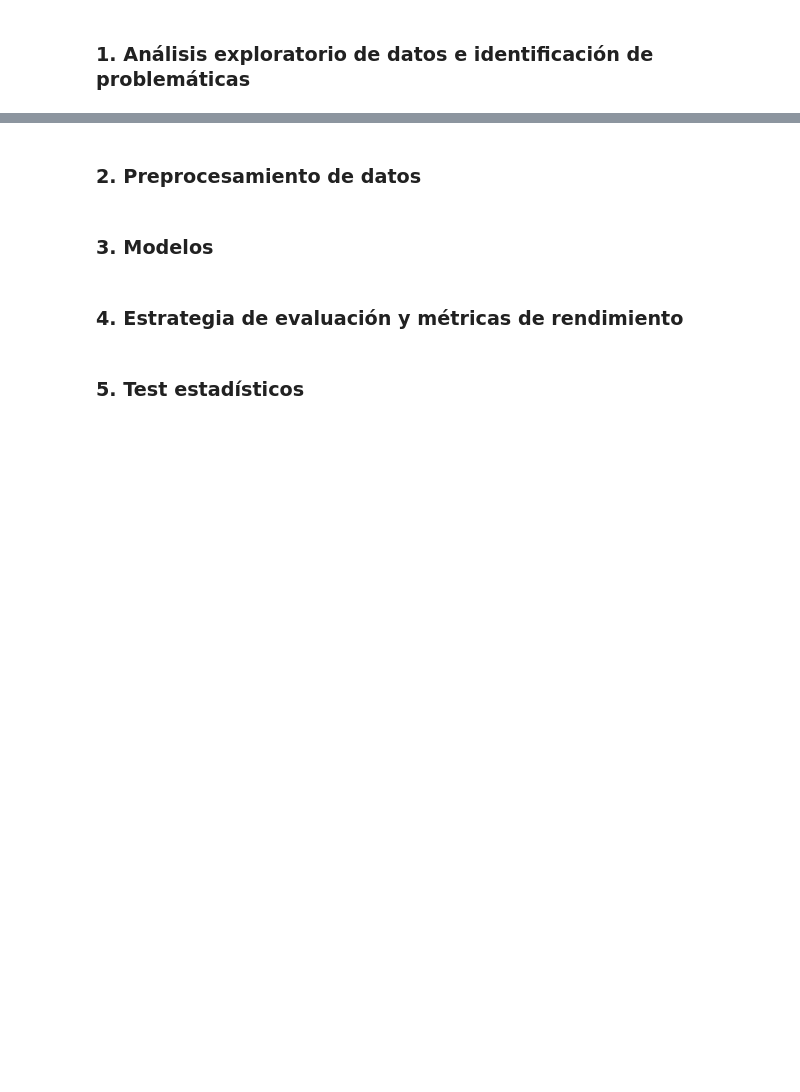
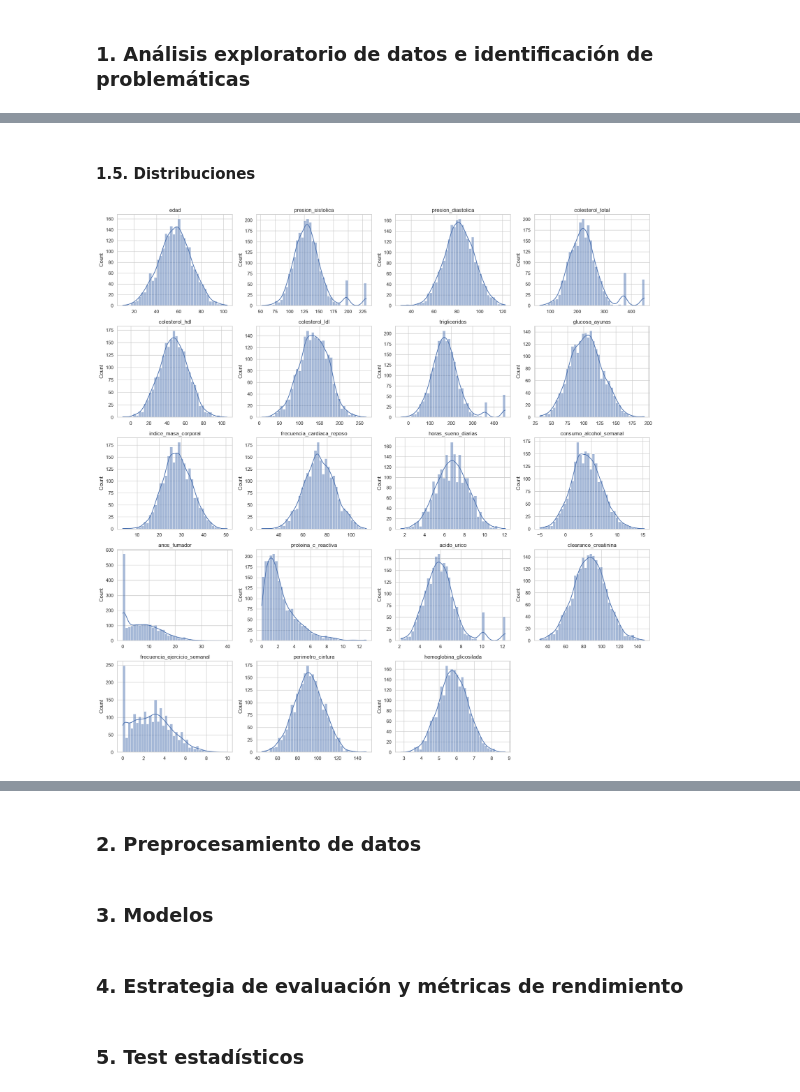
Before and after one commit to alberct96/ML-Entregable1, a Jupyter notebook: ML-Entregable1.ipynb, the cells around one changed output, grey strips where cells are left out. Cells and saved outputs as stored; diff of their text form; code cells hidden in the pictures; blank space fills up the shorter version.

```diff
--- a/ML-Entregable1.ipynb
+++ b/ML-Entregable1.ipynb
@@ -36,0 +179,14 @@ Dimensiones: (2254, 28)
+# %% [markdown]
+#### 1.5. Distribuciones
+# %%
+fig, axes = plt.subplots(5, 4, figsize=(18, 18))
+for ax, col in zip(axes.flat, vars_numericas):
+    sns.histplot(df[col], bins=40, kde=True, ax=ax)
+    ax.set_title(col)
+    ax.set_xlabel("")
+for ax in axes.flat[len(vars_numericas):]:
+    ax.set_visible(False)
+plt.tight_layout()
+plt.show()
+# %% [output]
+[figure, added]
```
Also changed, not shown: parts of 18 cells of this notebook.
